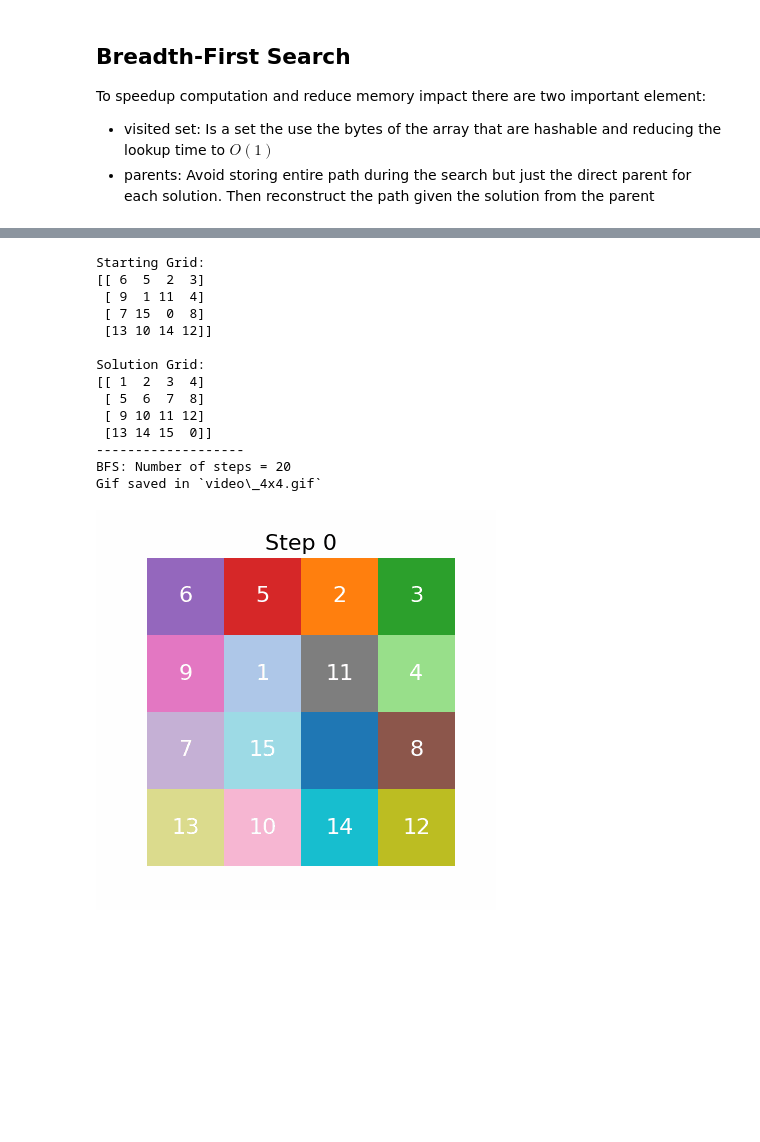
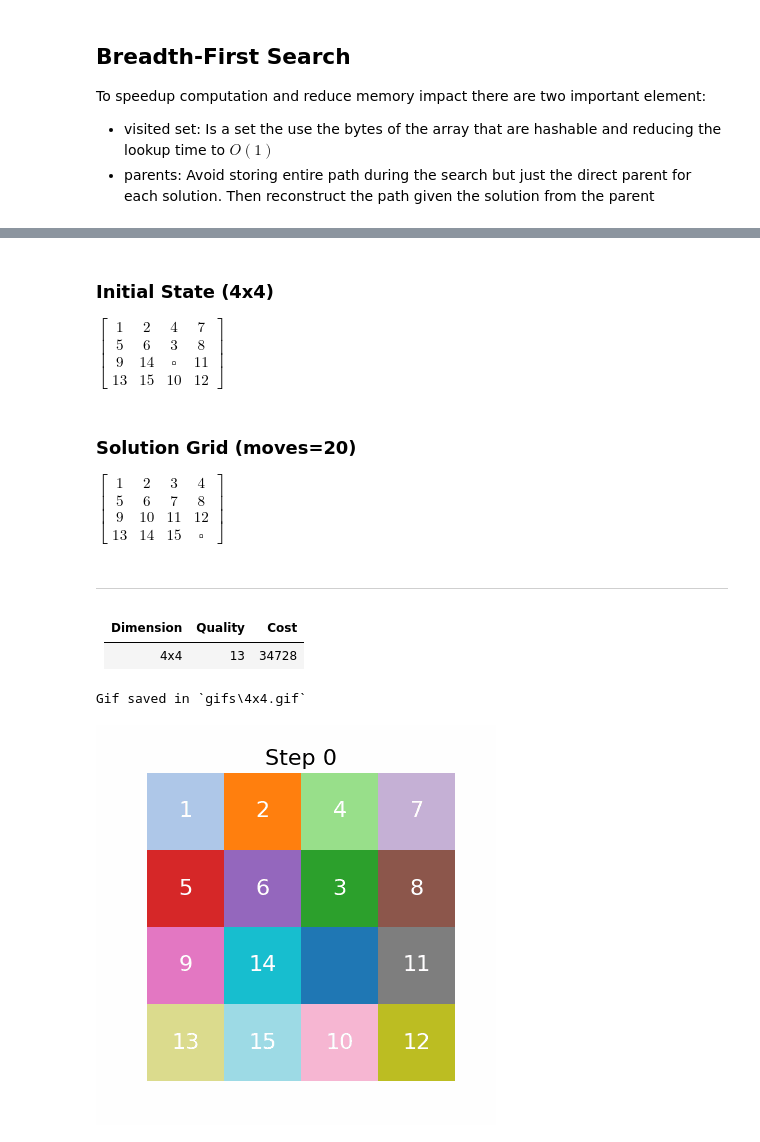
Before and after one commit to CodeClimberNT/CI2024_lab3, a Jupyter notebook: n-puzzle.ipynb, the cells around one changed output, grey strips where cells are left out. Saved outputs shown, nothing was run; the diff lists cells and outputs as text; code cells hidden in the pictures; blank space fills up the shorter version.

Commit message:
Multiple changes: - added cost and quality metrics - update BFS to use also parallel variant of search - removed unused env library - updated README with bfs information and new gifs -fixed typos

```diff
--- a/n-puzzle.ipynb
+++ b/n-puzzle.ipynb
@@ -188,5 +370,11 @@ This function also allow to edit the name of the gif and possibily adding the na
 # %%
-def save_solution_gif(path: list[NDArray[np.int32]], gif_name: str = "", algorithm_name: str | None = None) -> None:
+def save_solution_gif(
+    path: list[NDArray[np.int32]],
+    *,
+    gif_name: str = "",
+    algorithm_name: str | None = None,
+    fps: int = 2,
+) -> None:
     """
     Saves an animation of the N-puzzle solution path as a GIF.
 
@@ -200,7 +388,7 @@ def save_solution_gif(path: list[NDArray[np.int32]], gif_name: str = "", algorit
         gif_name += ".gif"
 
     # Add to the name the dimension of the grid (e.g. solution.gif -> solution_3x3.gif)
-    gif_name = gif_name.replace(".gif", f"_{N}x{N}.gif")
+    gif_name = gif_name.replace(".gif", f"{N}x{N}.gif")
 
     if algorithm_name is not None:
         gif_name = f"{algorithm_name}_{gif_name}"
@@ -235,7 +423,7 @@ def save_solution_gif(path: list[NDArray[np.int32]], gif_name: str = "", algorit
     ani = animation.FuncAnimation(fig, update, frames=range(len(path)), blit=True, interval=500, repeat=False)
 
     # Save the animation as a GIF
-    ani.save(gif_output_path, writer="pillow", fps=2)
+    ani.save(gif_output_path, writer="pillow", fps=fps)
     plt.close(fig)
     print(f"Gif saved in `{gif_output_path}`")
     display(Image(filename=gif_output_path))
@@ -248,37 +436,48 @@ There are 2 ways to add complexity to the problem:
 # %%
-dim = 4
+dimension = 4
+# The max number of moves required to solve the puzzle, so scramble the grid with this number of moves
+# to a fairly random starting point
+# https://puzzling.stackexchange.com/a/5477
+moves = dimension * dimension * (dimension - 1)
 moves = 20
 
-# Generate a NxN solution grid in order from 0 to 15
-goal_state: NDArray[np.int32] = generate_goal_state(dim)
 
-# Generate a NxN grid of random numbers from 0 to 15
+# Generate a NxN solution grid in order from 0 to dimension^2 - 1
+goal_state: NDArray[np.int32] = generate_goal_state(dimension)
+
+# Generate a NxN grid of random numbers from 0 to dimension^2 - 1
 initial_state: NDArray[np.int32] = scramble_state(goal_state, moves)
 
-print("Starting Grid:")
-print(initial_state)
-print()
-print("Solution Grid:")
-print(goal_state)
-print("-------------------")
+display_array_as_latex(initial_state, title=f"Initial State ({dimension}x{dimension})")
+display_array_as_latex(goal_state, title=f"Solution Grid ({moves=})")
+
+display(Markdown("---"))
 
 # Solve using Breadth First Search
-bfs_path = BFS(initial_state, goal_state).solve()
-if bfs_path:
-    save_solution_gif(bfs_path)
+bfs_solver = BFS(initial_state, goal_state)
+
+result = bfs_solver.solve()
+
+if result.get("valid"):
+    path, quality, cost = result.get("path"), result.get("length"), result.get("cost")
+
+    display(
+        Markdown(
+            f"| Dimension               | Quality   | Cost   |\n|-------------------------|-----------|--------|\n| {dimension}x{dimension} | {quality} | {cost} |"
+        )
+    )
+    if isinstance(path, list):
+        save_solution_gif(path)
 # %% [output]
+### Initial State (4x4)
+
+$\begin{bmatrix}1 & 2 & 4 & 7 \\ 5 & 6 & 3 & 8 \\ 9 & 14 & \square & 11 \\ 13 & 15 & 10 & 12\end{bmatrix}$
+### Solution Grid (moves=20)
+
+$\begin{bmatrix}1 & 2 & 3 & 4 \\ 5 & 6 & 7 & 8 \\ 9 & 10 & 11 & 12 \\ 13 & 14 & 15 & \square\end{bmatrix}$
+---
+| Dimension               | Quality   | Cost   |
+|-------------------------|-----------|--------|
+| 4x4 | 13 | 34728 |
-Starting Grid:
-[[ 6  5  2  3]
- [ 9  1 11  4]
- [ 7 15  0  8]
- [13 10 14 12]]
-
-Solution Grid:
-[[ 1  2  3  4]
- [ 5  6  7  8]
- [ 9 10 11 12]
- [13 14 15  0]]
--------------------
-BFS: Number of steps = 20
-Gif saved in `video\_4x4.gif`
+Gif saved in `gifs\4x4.gif`
-[figure, old version]
+[figure, new version]
```
Also changed, not shown: parts of 7 cells of this notebook, 8 other files.
